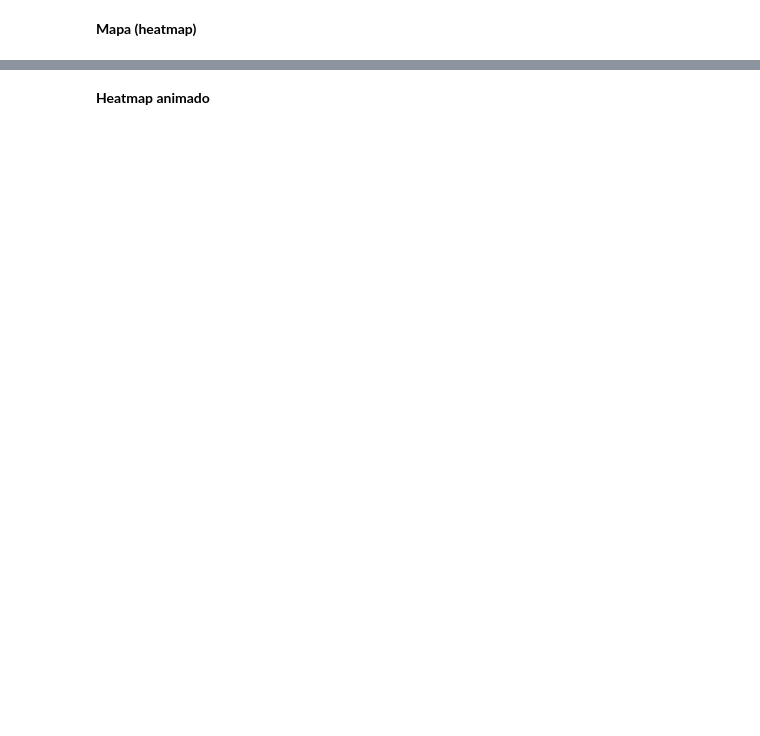
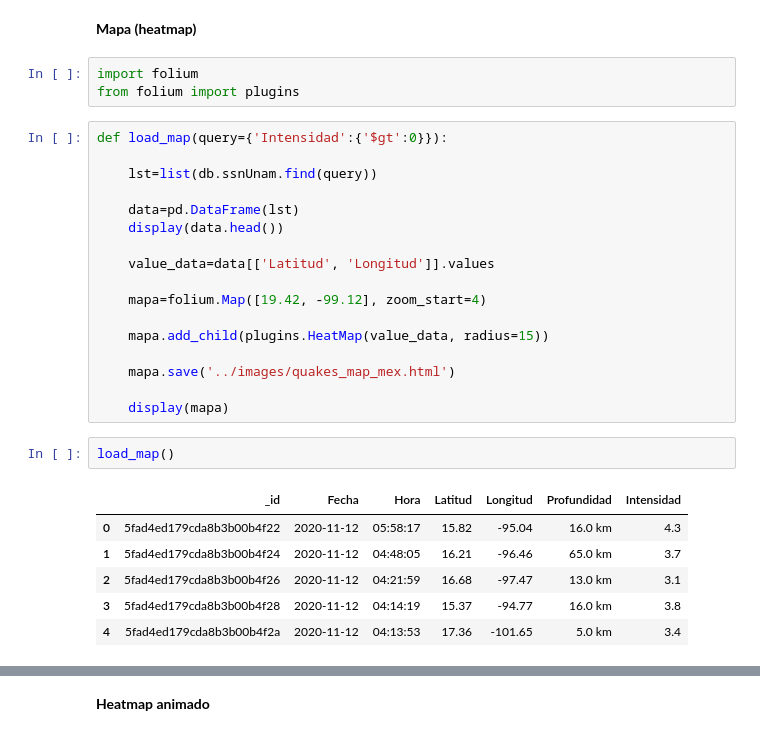
Before and after one commit to YonatanRA/rebootcamp, a Jupyter notebook: notebooks/w4_d2 - ETL 1 (terremotos).ipynb, the cells around one changed output, grey strips where cells are left out. Drawn from its saved outputs; the diff is of its cells as text; blank space fills up the shorter version.

```diff
--- a/notebooks/w4_d2 - ETL 1 (terremotos).ipynb
+++ b/notebooks/w4_d2 - ETL 1 (terremotos).ipynb
@@ -109,2 +258,31 @@ u.query
 # %% [markdown]
 **Mapa (heatmap)**
+# %%
+import folium
+from folium import plugins
+# %%
+def load_map(query={'Intensidad':{'$gt':0}}):
+
+    lst=list(db.ssnUnam.find(query))
+
+    data=pd.DataFrame(lst)
+    display(data.head())
+
+    value_data=data[['Latitud', 'Longitud']].values
+
+    mapa=folium.Map([19.42, -99.12], zoom_start=4)
+
+    mapa.add_child(plugins.HeatMap(value_data, radius=15))
+
+    mapa.save('../images/quakes_map_mex.html')
+
+    display(mapa)
+# %%
+load_map()
+# %% [output]
+|  | _id | Fecha | Hora | Latitud | Longitud | Profundidad | Intensidad |
+| 0 | 5fad4ed179cda8b3b00b4f22 | 2020-11-12 | 05:58:17 | 15.82 | -95.04 | 16.0 km | 4.3 |
+| 1 | 5fad4ed179cda8b3b00b4f24 | 2020-11-12 | 04:48:05 | 16.21 | -96.46 | 65.0 km | 3.7 |
+| 2 | 5fad4ed179cda8b3b00b4f26 | 2020-11-12 | 04:21:59 | 16.68 | -97.47 | 13.0 km | 3.1 |
+| 3 | 5fad4ed179cda8b3b00b4f28 | 2020-11-12 | 04:14:19 | 15.37 | -94.77 | 16.0 km | 3.8 |
+| 4 | 5fad4ed179cda8b3b00b4f2a | 2020-11-12 | 04:13:53 | 17.36 | -101.65 | 5.0 km | 3.4 |
```
Also changed, not shown: parts of 23 cells of this notebook, 2 other files.
